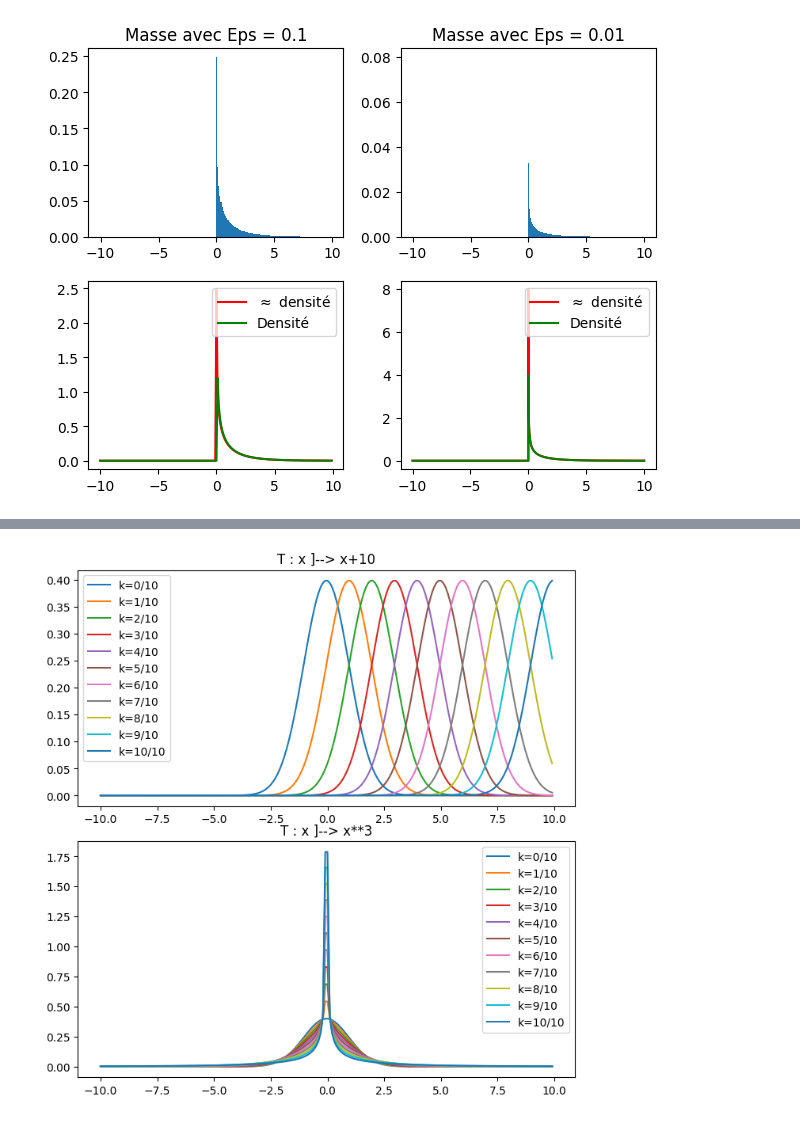
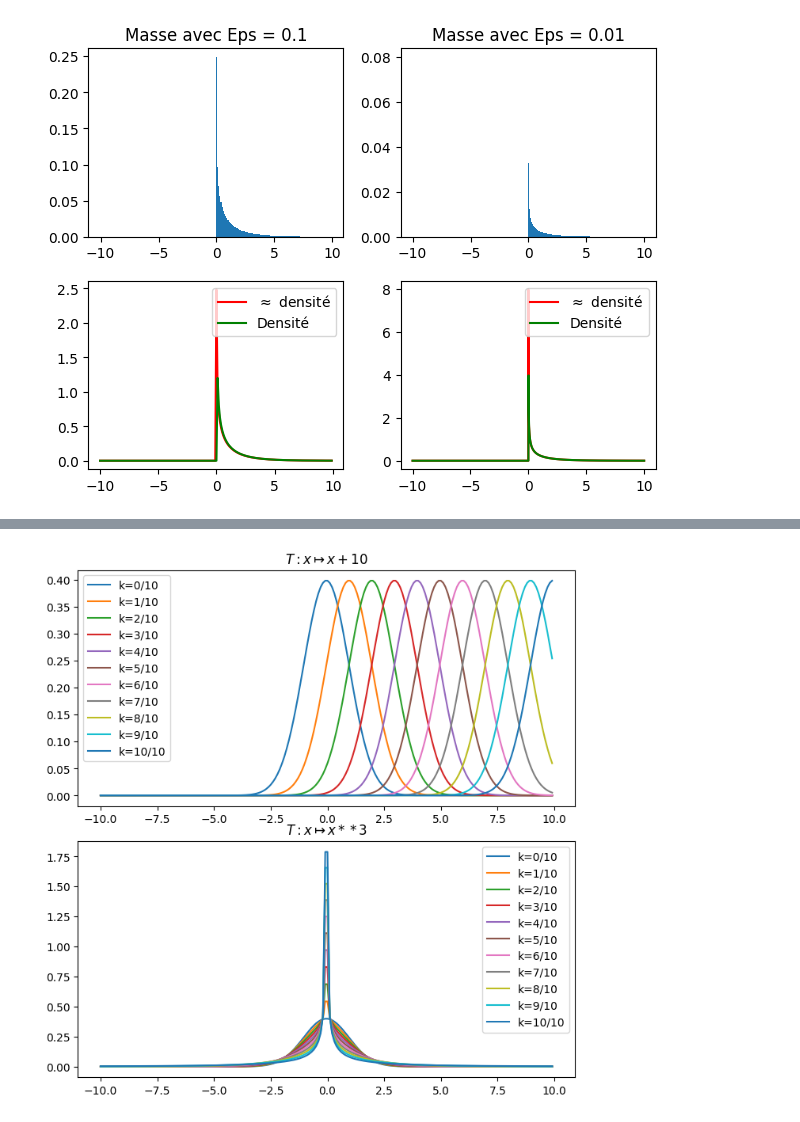
Before and after one commit to AI-ELka/Displacement_convexity_proj, a Jupyter notebook: Main.ipynb, the cells around one changed output, grey strips where cells are left out. Saved outputs shown, nothing was run; the diff lists cells and outputs as text; code cells hidden in the pictures.

```diff
--- a/Main.ipynb
+++ b/Main.ipynb
@@ -70,33 +99,33 @@ seg = np.arange(-10,10,eps)
 
 fig, (ax1,ax2) = plt.subplots(2,1,figsize=(7,7))
 fig.tight_layout()
 
 def fonctionInverse1(x):
     return x-10
 def fonctionInverse2(x):
     if(x<0):
         return -(-x)**(1/3)
     return x**(1/3)
 
 def mass(a,b,inv):
     a = inv(a)
     b = inv(b)
     return (sps.norm.cdf(b)-sps.norm.cdf(a))
 
 def Tt(x,t,T):
     return (1-t)*x+t*T(x)
 
 for k in range(0,11):
     res = [mass(i,i+eps,lambda x:Tt(x,k/10,fonctionInverse1))/eps for i in seg]
     ax1.plot(seg,res,label="k="+str(k)+"/10")
-ax1.title.set_text("T : x ]--> x+10")
+ax1.title.set_text("$T : x \mapsto x+10$")
 
 for k in range(0,11):
     res = [mass(i,i+eps,lambda x:Tt(x,k/10,fonctionInverse2))/eps for i in seg]
     ax2.plot(seg,res,label="k="+str(k)+"/10")
-ax2.title.set_text("T : x ]--> x**3")
+ax2.title.set_text("$T : x \mapsto x**3$")
 ax1.legend()
 ax2.legend()
 plt.show()
 # %% [output]
-[figure, old version]
+[figure, new version]
```
Also changed, not shown: parts of 1 cell of this notebook.
